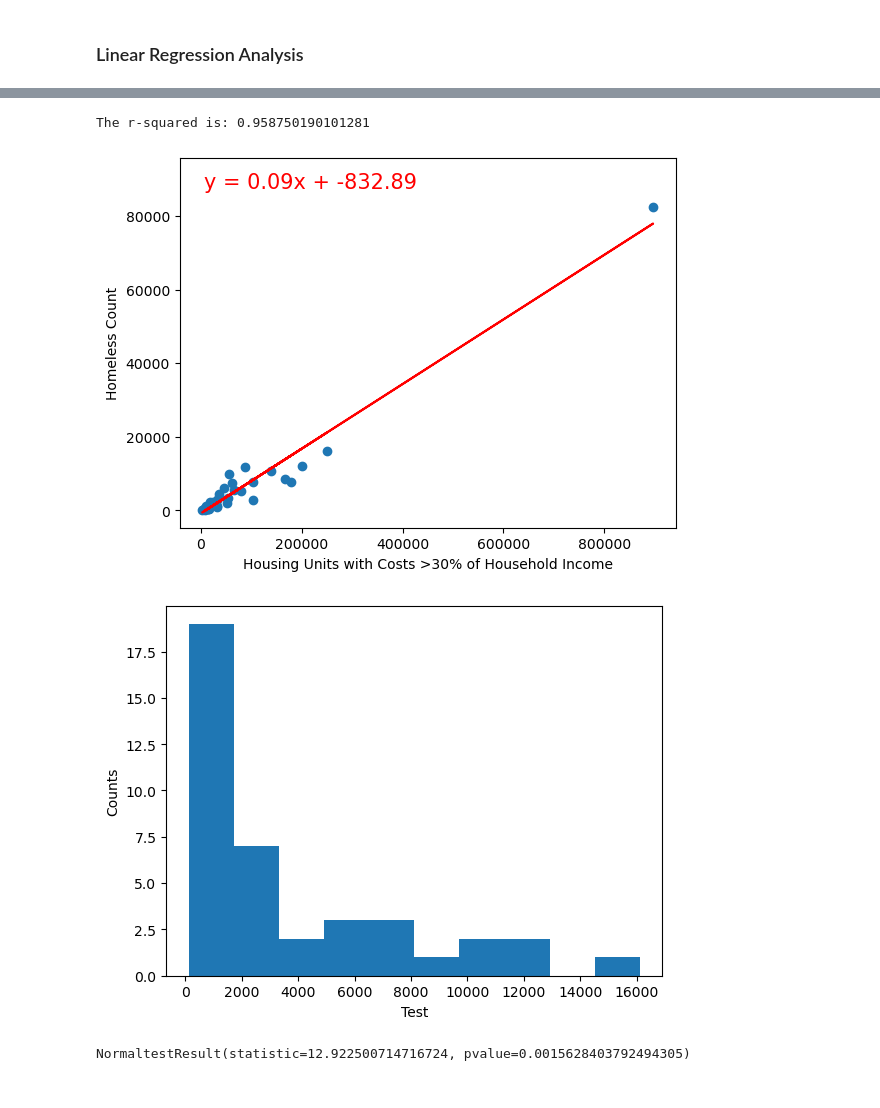
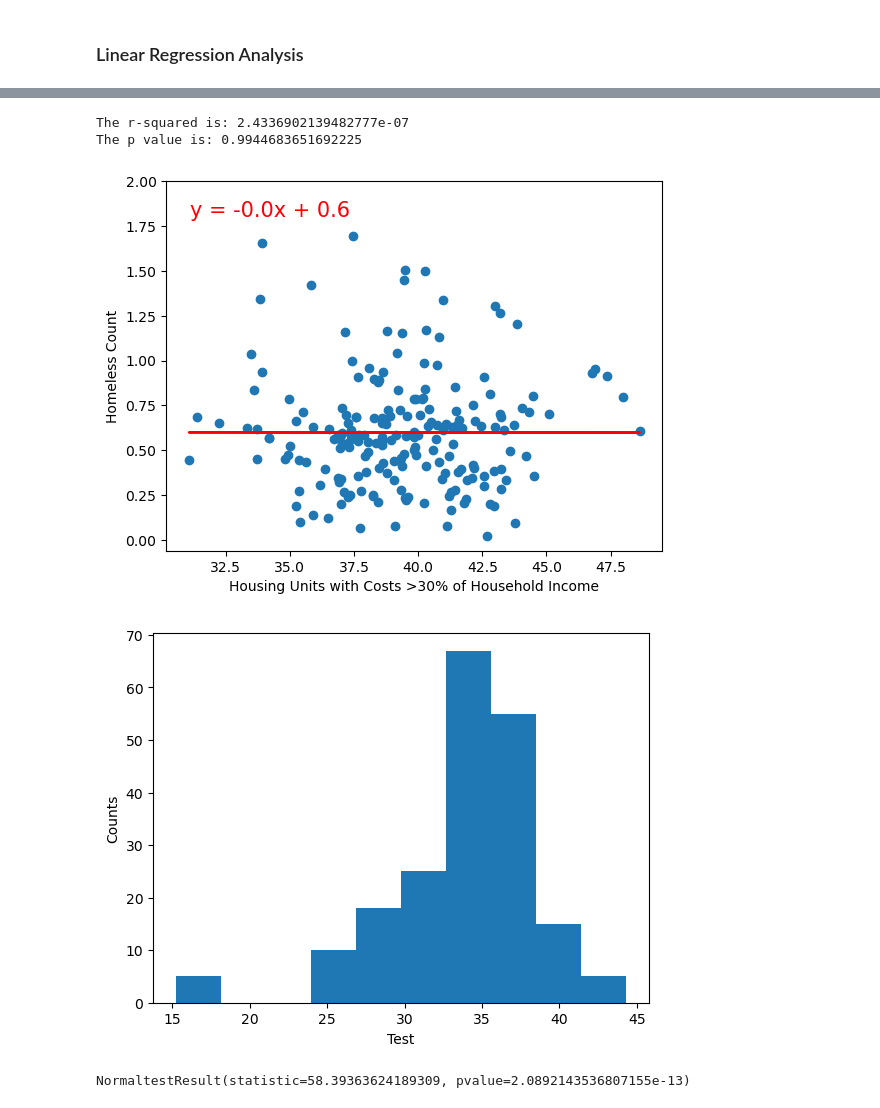
Before and after one commit to evacs/Project-1, a Jupyter notebook: housing_jeff.ipynb, the cells around one changed output, grey strips where cells are left out. Cells and saved outputs as stored; diff of their text form; code cells hidden in the pictures.

```diff
--- a/housing_jeff.ipynb
+++ b/housing_jeff.ipynb
@@ -182,29 +226,33 @@ homeless_mean.head()
 # %%
-# Create new dataframe merging housing and homeless data
-housing_homeless_df = pd.merge(housing_coc_df, homeless_mean, on='Continuum of Care', how='left')
+# Create final dataframe merging housing and homeless data
+final_df = pd.merge(housing_coc_df, homeless_df, on=['Year','Continuum of Care'], how='left')
 
 # Add columns to calculate %s of overcrowded units
-housing_homeless_df['% Units Overcrowded'] = (housing_homeless_df['Units Overcrowded'] /
-                                              housing_homeless_df['Total Housing Units']) * 100
-housing_homeless_df['% Units Severely Overcrowded'] = (housing_homeless_df['Units Severely Overcrowded'] /
-                                                       housing_homeless_df['Total Housing Units']) * 100
-housing_homeless_df['% Units All Overcrowded'] = ((housing_homeless_df['Units Overcrowded'] +
-                                                   housing_homeless_df['Units Severely Overcrowded']) /
-                                                  housing_homeless_df['Total Housing Units']) * 100
+final_df['% Units Overcrowded'] = (final_df['Units Overcrowded'] /
+                                   final_df['Total Housing Units']) * 100
+final_df['% Units Severely Overcrowded'] = (final_df['Units Severely Overcrowded'] /
+                                            final_df['Total Housing Units']) * 100
+final_df['% Units All Overcrowded'] = ((final_df['Units Overcrowded'] +
+                                        final_df['Units Severely Overcrowded']) /
+                                       final_df['Total Housing Units']) * 100
 
 # Add columns to calculate % of housing units with costs >= 30%
-housing_homeless_df['% Units Inc < 50K Costs >= 30%'] = (housing_homeless_df['Units Costs >= 30%'] /
-                                                     housing_homeless_df['Units Income < 50K']) * 100
-housing_homeless_df['% Units Costs >= 30%'] = (housing_homeless_df['Units Costs >= 30%'] /
-                                             housing_homeless_df['Total Housing Units']) * 100
+final_df['% Units Inc < 50K Costs >= 30%'] = (final_df['Units Costs >= 30%'] /
+                                              final_df['Units Income < 50K']) * 100
+final_df['% Units Costs >= 30%'] = (final_df['Units Costs >= 30%'] /
+                                    final_df['Total Housing Units']) * 100
 
 # Add column to calculation homeless % of population
-housing_homeless_df['% Homeless'] = (housing_homeless_df['Homeless Count'] /
-                                     housing_homeless_df['Population']) * 100
+final_df['% Homeless'] = (final_df['Homeless Count'] /
+                          final_df['Population']) * 100
+
+# Drop rows with missing data
+final_df = final_df.loc[final_df['Continuum of Care'] != 'Yuba, Sutter Counties CoC']
+
 # Export final data to csv
-url_path = Path('output_data/housing_homeless_data.csv')
-housing_homeless_df.to_csv(url_path, index=False)
+url_path = Path('output_data/housing_final_data.csv')
+final_df.to_csv(url_path, index=False)
 
 # Print the dataframe
-housing_homeless_df
+final_df
 # %% [output]
@@ -341,21 +465,22 @@ labels = {'x': 'Housing Units with Costs >30% of Household Income',
           'y': 'Homeless Count'}
 
 # Call function to plot linear regression
-plot_lin_reg(housing_homeless_df['Units Costs >= 30%'], housing_homeless_df['Homeless Count'], labels)
+plot_lin_reg(final_df['% Units Inc < 50K Costs >= 30%'], final_df['% Homeless'], labels)
 # %% [output]
-The r-squared is: 0.958750190101281
+The r-squared is: 2.4336902139482777e-07
+The p value is: 0.9944683651692225
-[figure, old version]
+[figure, new version]
 # %%
 # For testing normal distribution of any data
 #url_path = Path('output_data/housing_homeless_data.csv')
 #housing_homeless_df = pd.read_csv(url_path)
 
-test_data = housing_homeless_df['Homeless Count']
+test_data = final_df['% Units Costs >= 30%']
 plt.hist(test_data)
 plt.xlabel('Test')
 plt.ylabel('Counts')
 plt.show()
 print(st.normaltest(test_data))
 # %% [output]
-[figure, old version]
+[figure, new version]
-NormaltestResult(statistic=12.922500714716724, pvalue=0.0015628403792494305)
+NormaltestResult(statistic=58.39363624189309, pvalue=2.0892143536807155e-13)
```
Also changed, not shown: parts of 19 cells of this notebook, 4 other files.
